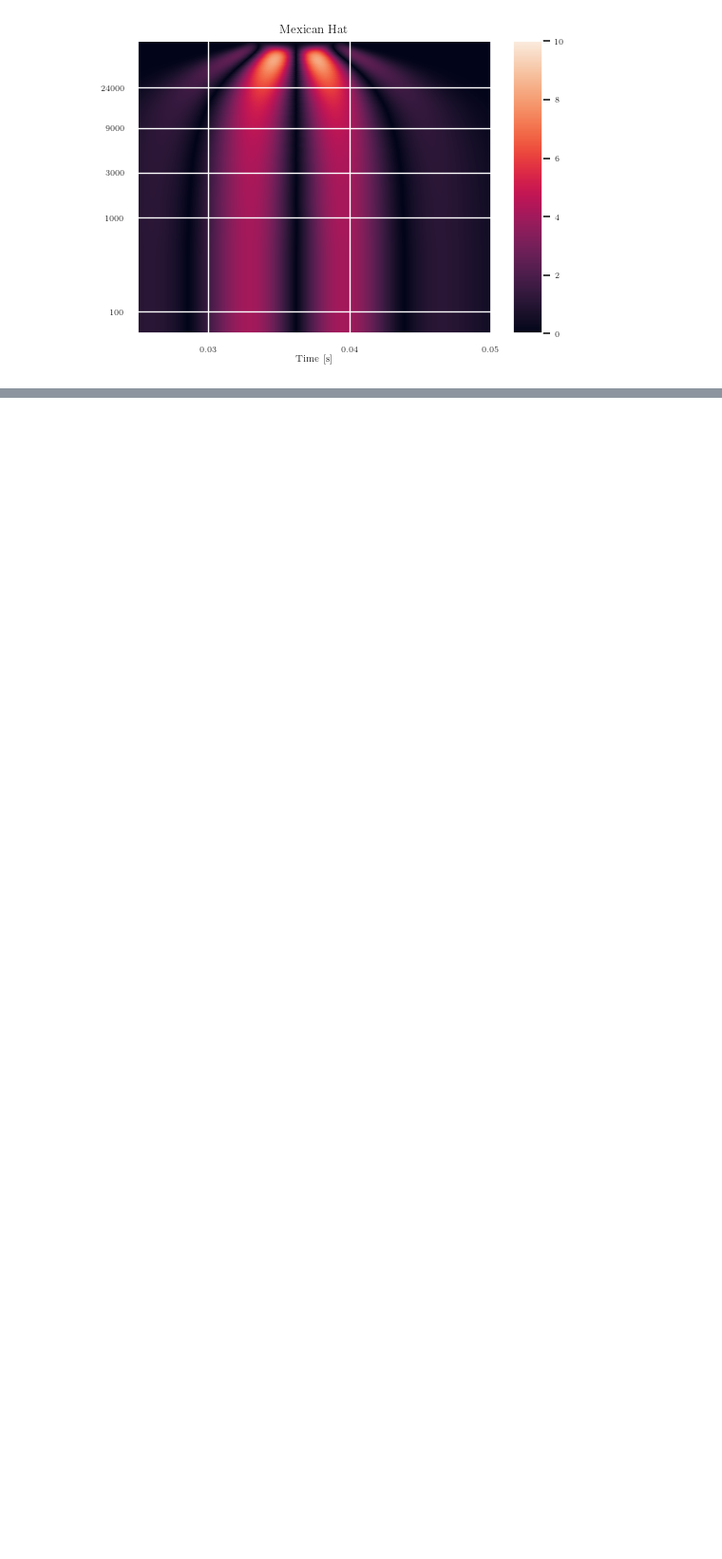
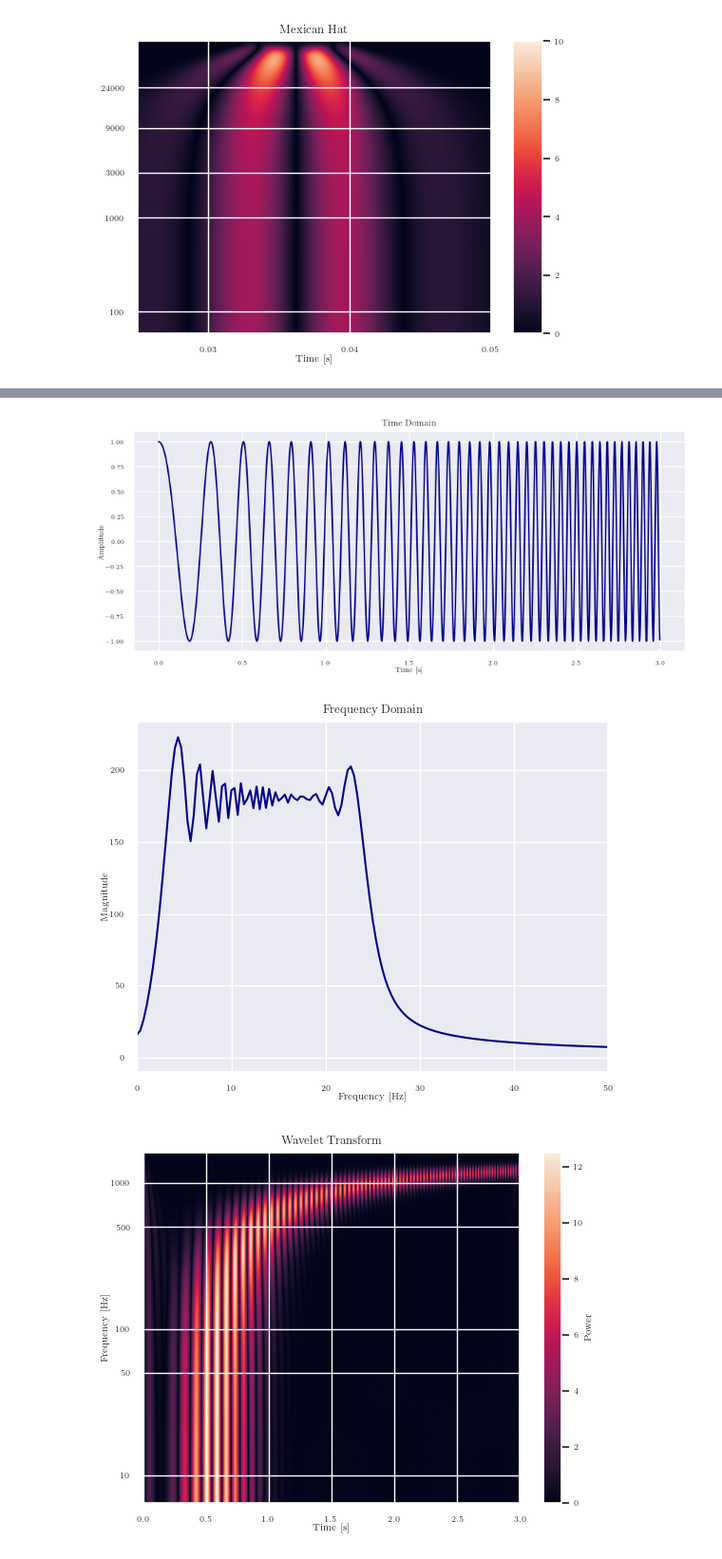
Before and after one commit to TheresaDF/NeuronSpikeEye, a Jupyter notebook: src/visualizations/wavelet_model.ipynb, the cells around one changed output, grey strips where cells are left out. Shown at 95% size. Saved outputs shown, nothing was run; the diff lists cells and outputs as text; code cells hidden in the pictures; blank space fills up the shorter version.

```diff
--- a/src/visualizations/wavelet_model.ipynb
+++ b/src/visualizations/wavelet_model.ipynb
@@ -217,0 +224,61 @@ savefig(fig, "wavelet_single_sinus_mexh", width = 1.7, height=1.2)
+# %%
+# Parameters
+fs = 1000   # Sampling frequency (Hz)
+T = 3       # Signal duration (seconds)
+t = np.linspace(0, T, fs * T, endpoint=False)
+
+# Generate a chirp signal (frequency increasing from 5 Hz to 50 Hz)
+f_start, f_end = 2, 25
+signal = chirp(t, f0=f_start, f1=f_end, t1=T, method='linear')
+
+# Compute Fourier Transform
+N = len(t)
+freqs = fftfreq(N, 1/fs)  # Frequency axis
+fft_vals = np.abs(fft(signal))  # Magnitude of FFT
+
+# Compute Scalogram using Continuous Wavelet Transform (CWT)
+scales = np.r_[0.5, np.arange(1, 128)]
+coefficients, frequencies = pywt.cwt(signal, scales = scales, sampling_period=1/fs, wavelet = "morl")
+
+
+# Plot time series
+fig = plt.figure(figsize=(10, 4))
+plt.plot(t, signal, color = "darkblue")
+plt.xlabel("Time [s]")
+plt.ylabel("Amplitude")
+plt.title("Time Domain")
+plt.show()
+
+# savefig(fig, "sinus_increasing_freq_time", width = 6.5, height=1.5)
+
+
+# Plot the Fourier Transform
+fig = plt.figure()
+plt.plot(freqs[:N//2], fft_vals[:N//2], color = "darkblue")  # Plot only positive frequencies
+plt.title("Frequency Domain")
+plt.xlabel("Frequency [Hz]")
+plt.ylabel("Magnitude")
+plt.xlim([0, f_end * 2])
+plt.show()
+
+# savefig(fig, "sinus_increasing_freq_fourier", width = 3, height=1.5)
+
+# plot wavelet space
+fig, ax = plt.subplots(1, 1)
+im = ax.imshow(np.abs(coefficients), aspect='auto', extent=[0, T, frequencies[-1], frequencies[0]],
+               interpolation='bicubic')
+ax.set_yscale("log")
+ax.set_yticks([10, 50, 100, 500, 1000])
+ax.get_yaxis().set_major_formatter(plt.ScalarFormatter())
+ax.set_xlabel("Time [s]")
+ax.set_ylabel("Frequency [Hz]")
+ax.set_title("Wavelet Transform")
+cbar = fig.colorbar(im, ax=ax)
+cbar.set_label("Power")
+plt.show()
+
+# savefig(fig, "sinus_increasing_freq_wavelet", width = 3, height=1.5)
+# %% [output]
+[figure, added]
+[figure, added]
+[figure, added]
```
Also changed, not shown: parts of 4 cells of this notebook, 1 other file.
